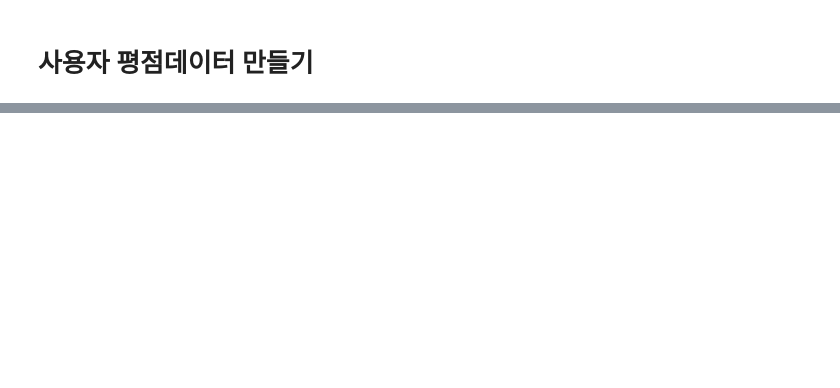
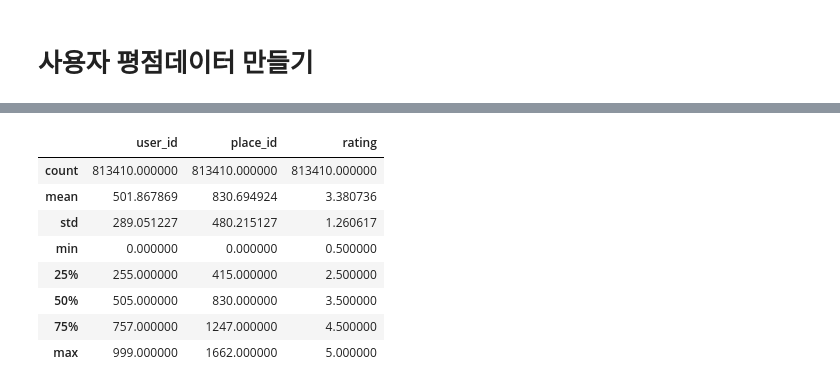
Before and after one commit to hscrown/madatpublicdata, a Jupyter notebook: 사용자_평점데이터_만들기.ipynb, the cells around one changed output, grey strips where cells are left out. Saved outputs shown, nothing was run; the diff lists cells and outputs as text; code cells hidden in the pictures; blank space fills up the shorter version.

```diff
--- a/사용자_평점데이터_만들기.ipynb
+++ b/사용자_평점데이터_만들기.ipynb
@@ -192,0 +161,40 @@ df.to_json(f'df_1663.json', orient='records')
+# %%
+import pandas as pd
+import numpy as np
+
+def generate_user_ratings(num_users, num_places):
+    # 데이터 프레임 초기 설정: 각 사용자마다 리뷰할 장소 수를 무작위로 결정
+    data = []
+    for user_id in range(num_users):
+        num_places_reviewed = np.random.randint(1, num_places + 1)  # 각 사용자가 리뷰할 장소 수를 무작위로 결정
+        places_reviewed = np.random.choice(range(num_places), num_places_reviewed, replace=False)
+        for place_id in places_reviewed:
+            data.append({'user_id': user_id, 'place_id': place_id})
+
+    user_rating = pd.DataFrame(data)
+
+    # 각 사용자별 평균 평점과 평점의 표준 편차를 무작위로 설정하여 개인의 평가 스타일 반영
+    mean_ratings = np.random.uniform(2.5, 4.5, size=num_users)
+    std_deviations = np.random.uniform(0.5, 2.0, size=num_users)
+
+    # 각 장소의 인기도에 따른 평균 평점 조정치 설정 (더 인기 있는 장소는 높은 평균 평점을 가짐)
+    place_popularity = np.random.normal(0, 0.5, size=num_places)  # 인기 있는 장소는 양의 값을, 덜 인기 있는 장소는 음의 값을 가짐
+
+    # 사용자별 평점 생성
+    user_rating['rating'] = [np.random.normal(mean_ratings[row['user_id']] + place_popularity[row['place_id']],
+                                              std_deviations[row['user_id']])
+                             for index, row in user_rating.iterrows()]
+
+    # 평점을 0.5와 5 사이로 조정하고, 가장 가까운 0.5 단위로 반올림
+    user_rating['rating'] = np.clip(user_rating['rating'], 0.5, 5)
+    user_rating['rating'] = (np.round(user_rating['rating'] * 2) / 2).round(1)
+
+    return user_rating
+
+# 사용자 수와 장소 수 설정
+num_users = 1000
+num_places = 1663
+
+# 사용자 평점 생성
+user_rating = generate_user_ratings(num_users, num_places)
+print(user_rating.tail())
@@ -194,0 +221,12 @@ user_rating.info()
+# %%
+user_rating.describe()
+# %% [output]
+|  | user_id | place_id | rating |
+| count | 813410.000000 | 813410.000000 | 813410.000000 |
+| mean | 501.867869 | 830.694924 | 3.380736 |
+| std | 289.051227 | 480.215127 | 1.260617 |
+| min | 0.000000 | 0.000000 | 0.500000 |
+| 25% | 255.000000 | 415.000000 | 2.500000 |
+| 50% | 505.000000 | 830.000000 | 3.500000 |
+| 75% | 757.000000 | 1247.000000 | 4.500000 |
+| max | 999.000000 | 1662.000000 | 5.000000 |
```
Also changed, not shown: parts of 18 cells of this notebook.
